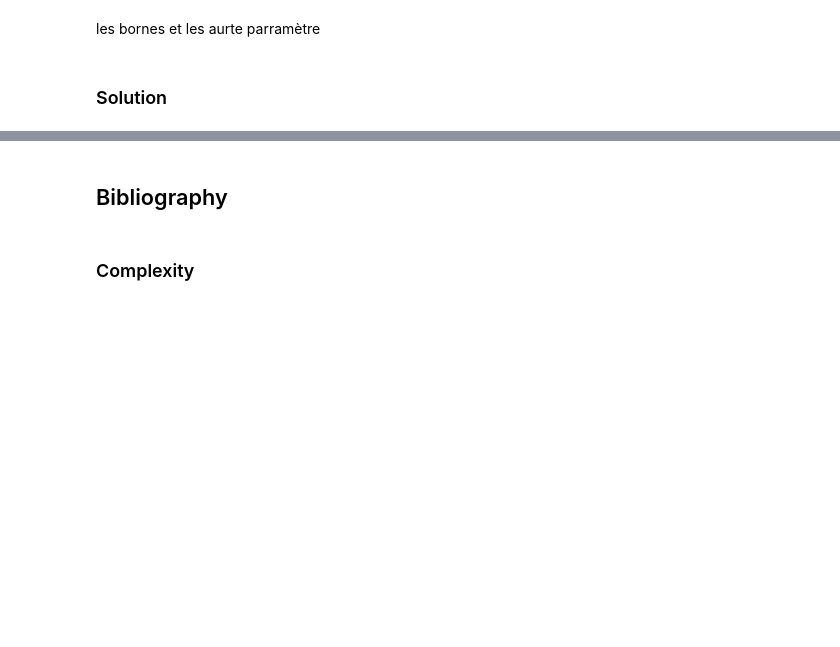
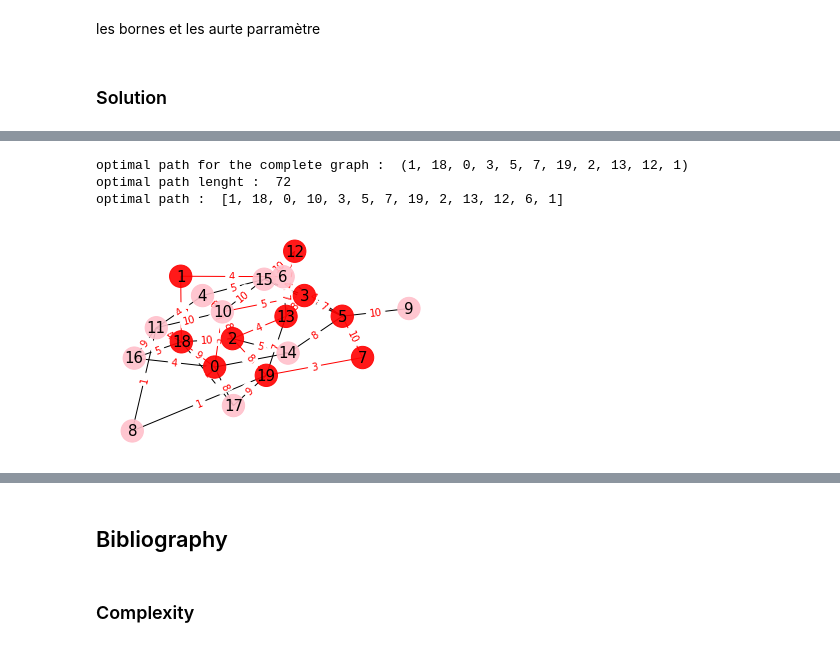
Before and after one commit to atarte/-Algorithmique_Avancee, a Jupyter notebook: Modélisation.ipynb, the cells around one changed output, grey strips where cells are left out. Cells and saved outputs as stored; diff of their text form; code cells hidden in the pictures; blank space fills up the shorter version.

```diff
--- a/Modélisation.ipynb
+++ b/Modélisation.ipynb
@@ -517,0 +539,19 @@ les bornes et les aurte parramètre
+# %%
+import convertion_tsp as ct
+import tsp_ant as ant
+
+tsp_matrix = ct.Convert_Uncomplete_Graph_To_Tsp(graph, nb_vertex, cities_to_pass)
+
+path, path_lenght = ant.Ant_Tsp(tsp_matrix, cities_to_pass)
+print('optimal path for the complete graph : ', path)
+print('optimal path lenght : ', path_lenght)
+
+full_path = ct.Get_Full_Path_from_Tsp_Path(graph, path)
+print('optimal path : ', full_path)
+
+Draw_Graph(graph, cities_to_pass=cities_to_pass, path=full_path)
+# %% [output]
+optimal path for the complete graph :  (1, 18, 0, 3, 5, 7, 19, 2, 13, 12, 1)
+optimal path lenght :  72
+optimal path :  [1, 18, 0, 10, 3, 5, 7, 19, 2, 13, 12, 6, 1]
+[figure, added]
```
Also changed, not shown: parts of 4 cells of this notebook, 2 other files.
